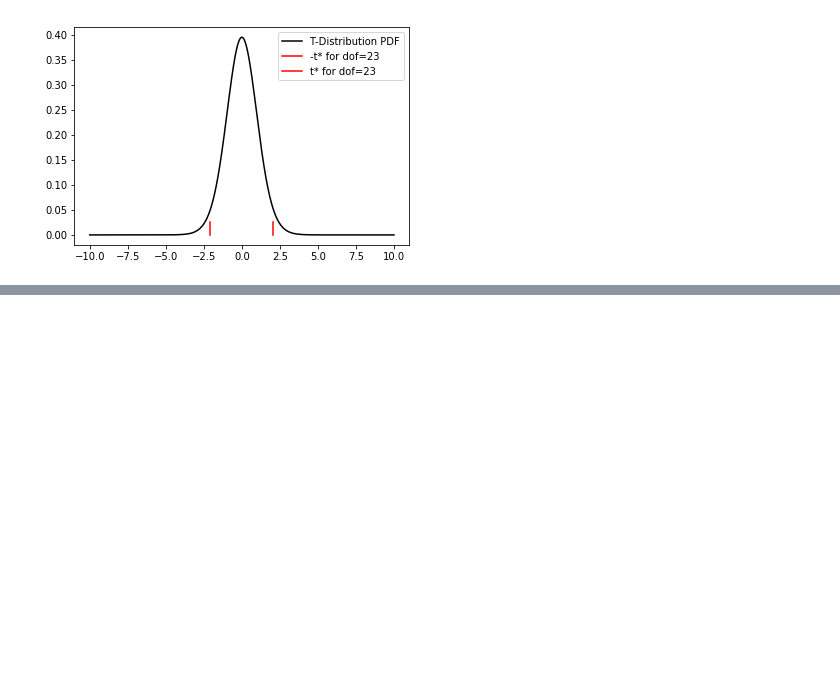
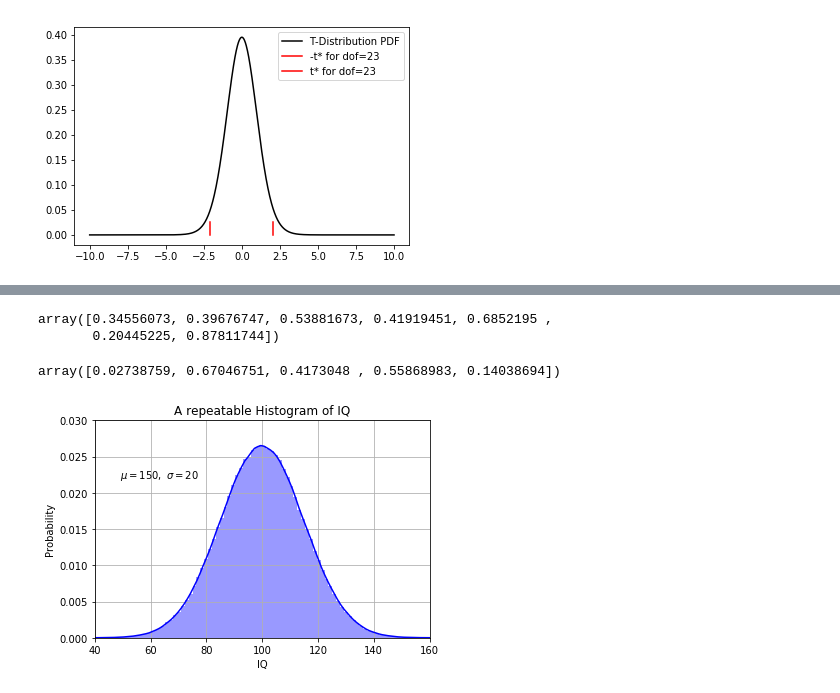
Before and after one commit to bexiturley/assignment-2019-programming-and-data-analysis, a Jupyter notebook: numpyrandom-Copy1.ipynb, the cells around one changed output, grey strips where cells are left out. Cells and saved outputs as stored; diff of their text form; code cells hidden in the pictures; blank space fills up the shorter version.

Commit message:
pseudorandom numbers

```diff
--- a/numpyrandom-Copy1.ipynb
+++ b/numpyrandom-Copy1.ipynb
@@ -677,0 +697,27 @@ np.sum(s<t) / float(len(s))
+# %%
+# Different numbers appear each time if the random seed is not set
+np.random.rand(7)
+# %% [output]
+array([0.34556073, 0.39676747, 0.53881673, 0.41919451, 0.6852195 ,
+       0.20445225, 0.87811744])
+# %%
+np.random.rand(5)
+# %% [output]
+array([0.02738759, 0.67046751, 0.4173048 , 0.55868983, 0.14038694])
+# %%
+# Fixing random state for reproducibility. In this case a normal, or bell shaped, distribution of intelligence.
+# By setting the seed the same distribution will occur everytime the code is run
+np.random.seed(1)
+
+mu, sigma = 100, 15
+x = mu + sigma * np.random.randn(1000000)
+
+plt.xlabel('IQ')
+plt.ylabel('Probability')
+plt.title('A repeatable Histogram of IQ')
+plt.text(49, .022, r'$\mu=150,\ \sigma=20$')
+plt.axis([40, 160, 0, 0.03])
+plt.grid(True)
+plt.show(sns.distplot(x, 100, color='b'))
+# %% [output]
+[figure, added]
```
Also changed, not shown: parts of 34 cells of this notebook.
